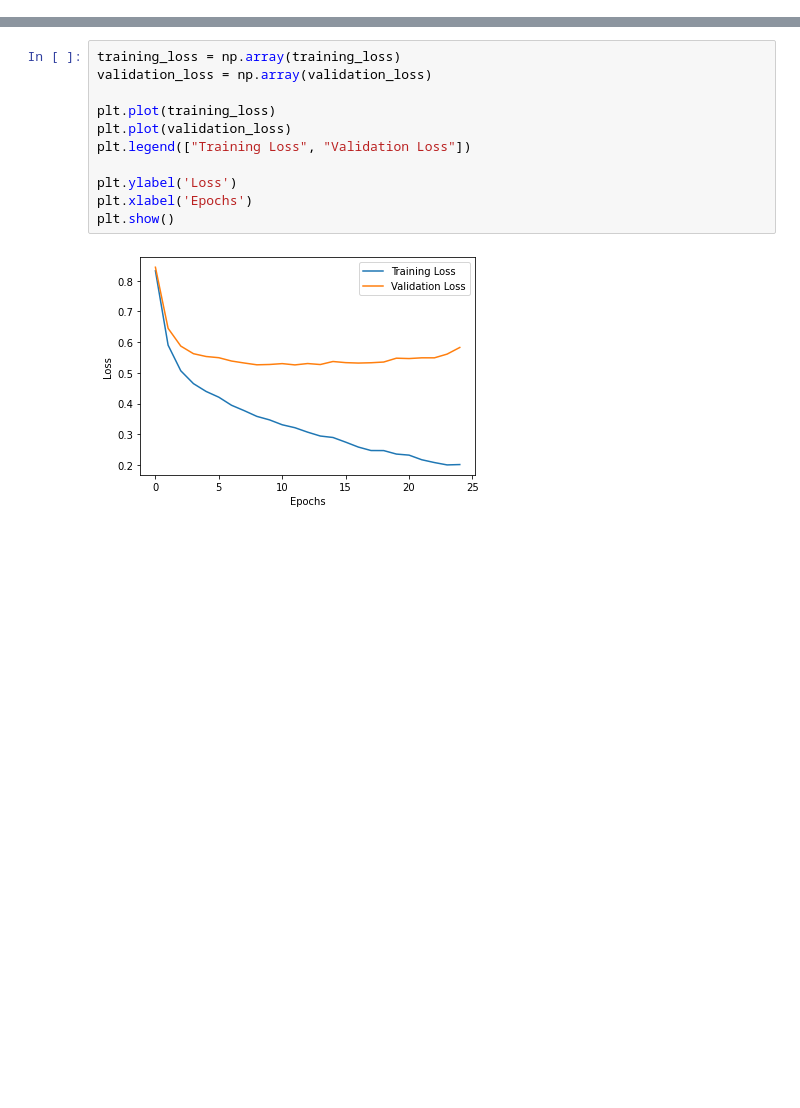
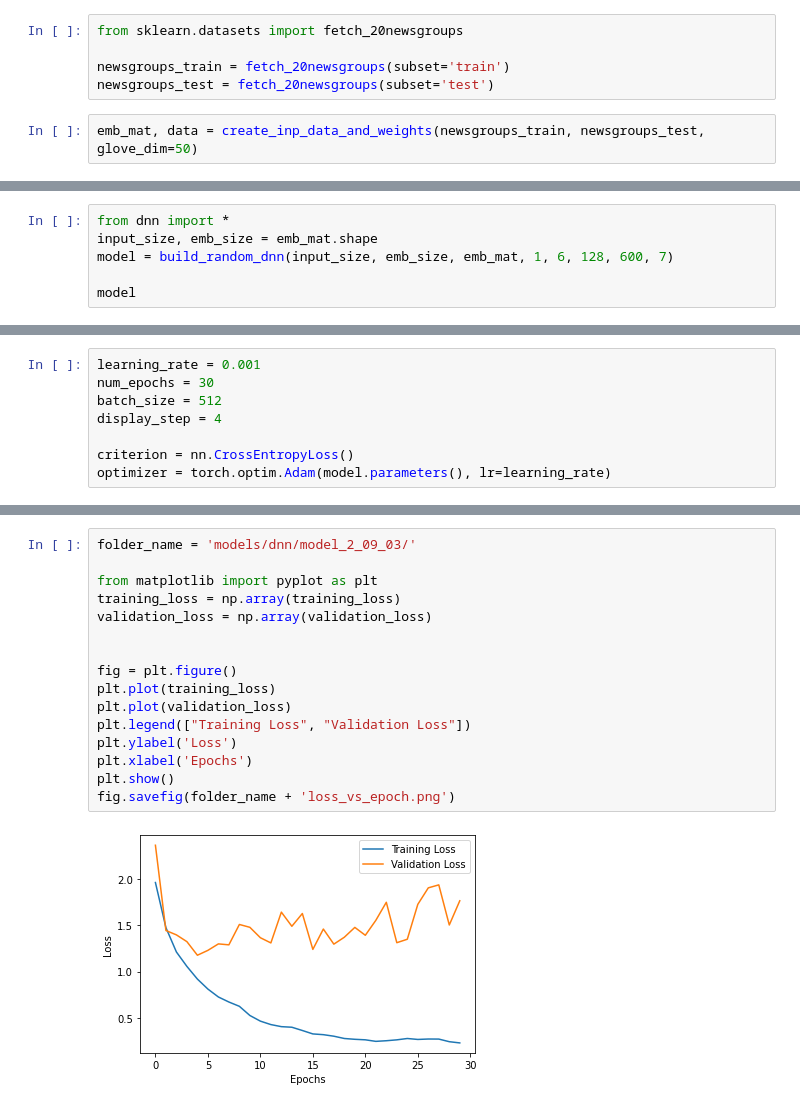
Before and after one commit to NNDLProject/ARDL, a Jupyter notebook: test_dnn.ipynb, the cells around one changed output, grey strips where cells are left out. Drawn from its saved outputs; the diff is of its cells as text; blank space fills up the shorter version.

Commit message:
Added code for training and testing CNN, DNN, LSTM.

```diff
--- a/test_dnn.ipynb
+++ b/test_dnn.ipynb
@@ -234,0 +16,7 @@ Epoch [25/25], Step [50/89], Loss: 0.2283
+# %%
+from sklearn.datasets import fetch_20newsgroups
+
+newsgroups_train = fetch_20newsgroups(subset='train')
+newsgroups_test = fetch_20newsgroups(subset='test')
+# %%
+emb_mat, data = create_inp_data_and_weights(newsgroups_train, newsgroups_test, glove_dim=50)
@@ -234,0 +26,6 @@ Epoch [25/25], Step [50/89], Loss: 0.2283
+# %%
+from dnn import *
+input_size, emb_size = emb_mat.shape
+model = build_random_dnn(input_size, emb_size, emb_mat, 1, 6, 128, 600, 7)
+
+model
@@ -234,0 +48,8 @@ Epoch [25/25], Step [50/89], Loss: 0.2283
+# %%
+learning_rate = 0.001
+num_epochs = 30
+batch_size = 512
+display_step = 4
+
+criterion = nn.CrossEntropyLoss()
+optimizer = torch.optim.Adam(model.parameters(), lr=learning_rate)
@@ -235,14 +126,19 @@ Epoch [25/25], Step [50/89], Loss: 0.2283
 # %%
+folder_name = 'models/dnn/model_2_09_03/'
+
+from matplotlib import pyplot as plt
 training_loss = np.array(training_loss)
 validation_loss = np.array(validation_loss)
 
+
+fig = plt.figure()
 plt.plot(training_loss)
 plt.plot(validation_loss)
 plt.legend(["Training Loss", "Validation Loss"])
-
 plt.ylabel('Loss')
 plt.xlabel('Epochs')
 plt.show()
+fig.savefig(folder_name + 'loss_vs_epoch.png')
 # %% [output]
-[figure, old version]
+[figure, new version]
 # %%
```
Also changed, not shown: parts of 19 cells of this notebook, 5 other files.
